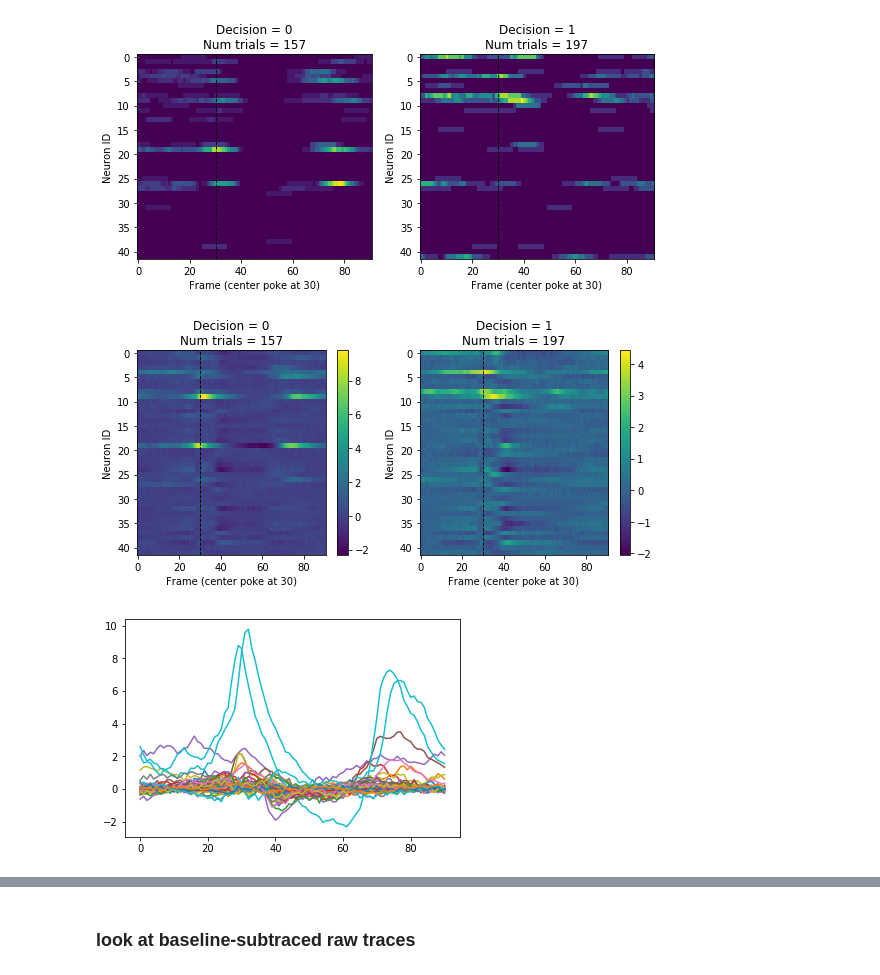
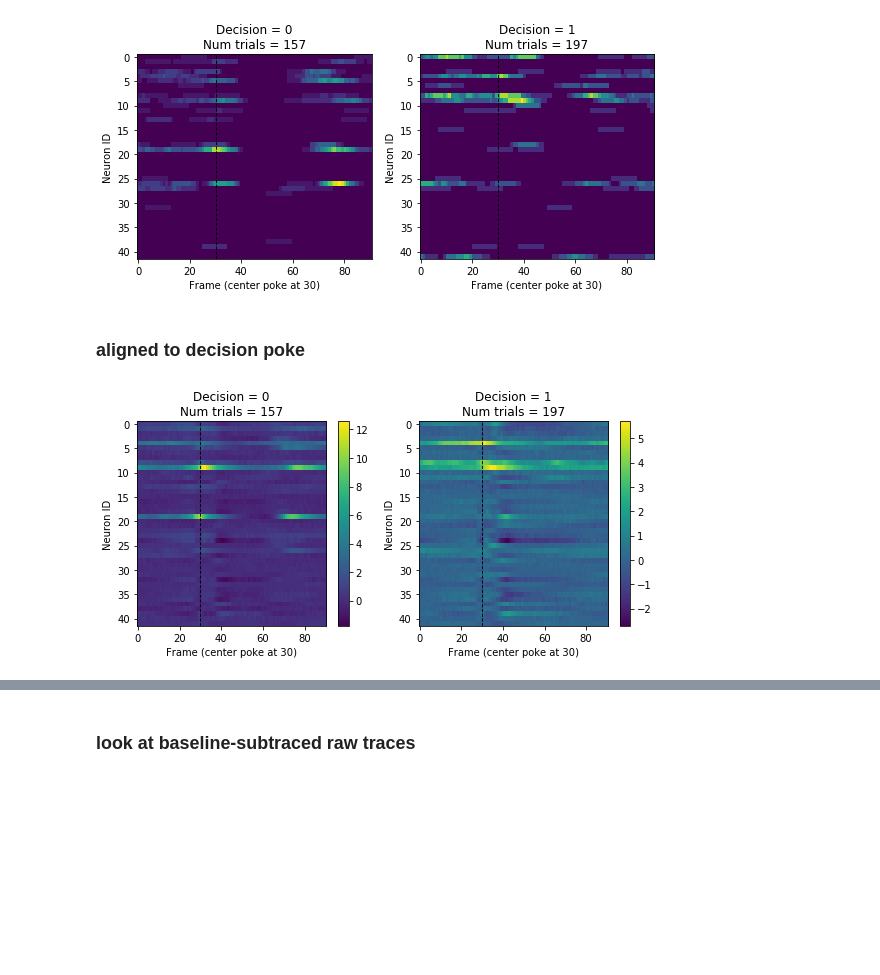
Before and after one commit to celiaberon/mouse_bandit, a Jupyter notebook: jupyter_notebooks/working/sync-behavior-imaging.ipynb, the cells around one changed output, grey strips where cells are left out. Cells and saved outputs as stored; diff of their text form; code cells hidden in the pictures; blank space fills up the shorter version.

```diff
--- a/jupyter_notebooks/working/sync-behavior-imaging.ipynb
+++ b/jupyter_notebooks/working/sync-behavior-imaging.ipynb
@@ -181,7 +199,7 @@ print('max rewards = ', record[record['Session ID']==session_name]['No. Trials']
     Belief: 0-1 value where 0 represents right port and 1 represents left port
 # %%
 cond1_name = 'Decision'; cond1_id=[0,1]
-cond1_ops = '='
+cond1_ops = '=='
 
 cond2_name = 'Decision'; cond2_id=[0,1]
 
@@ -273,6 +291,3 @@ for i in range(0, nNeurons):
     smoothed[i,:] = np.convolve(neuron.C_events[i,:], gaussFilter);
 
 neuron.C_events = smoothed[:,0:nFrames]
-# %%
-for iNeuron in range(nNeurons):
-    plt.plot(neuron.C_raw[iNeuron,:])
@@ -408,9 +429,41 @@ for i in range(n_combos):
 plt.tight_layout()
 # %% [output]
 [figure]
+# %% [markdown]
+### aligned to decision poke
+# %%
+aligned_decision = np.zeros((np.max(nTrials), max_window, nNeurons, n_combos))
+mean_decision_poke = np.zeros((max_window, nNeurons, n_combos))
+sum_decision_poke = np.zeros((max_window, nNeurons, n_combos))
+
+for i in range(n_combos):
+
+    # create array containing segment of raw trace for each neuron for each trial
+    # aligned to center poke
+    for iNeuron in range(nNeurons): # for each neuron
+        for iTrial in range(0,nTrials[i]): # and for each trial
+            try:
+                aligned_decision[iTrial,:, iNeuron, i] = neuron.C_raw[iNeuron,
+                    int(poke_frames[poke_frames_keys[i]][iTrial][1])-max_window:
+                    (int(poke_frames[poke_frames_keys[i]][iTrial][1]))]
+            except ValueError: # for first trial where cannot fill max_window length
+                len_to_start = int(nFrames - poke_frames[poke_frames_keys[i]][iTrial][1])
+                aligned_decision[iTrial,abs(len_to_start):max_window, iNeuron, i] = neuron.C_raw[iNeuron,
+                    int(poke_frames[poke_frames_keys[i]][iTrial][1])-max_window:
+                    (int(poke_frames[poke_frames_keys[i]][iTrial][1]))]
+
+ # baseline subtraction
+    for iTrial in range(nTrials[i]):
+        for iNeuron in range(nNeurons):
+            aligned_decision[iTrial,:,iNeuron,i] = aligned_decision[iTrial,:,iNeuron,i] - np.median(aligned_decision[iTrial,:,iNeuron,i])
+
+
+    # take mean of fluorescent traces across all trials for each neuron, then normalize
+    # for each neuron
+    mean_decision_poke[:,:,i]= np.mean(aligned_decision[0:nTrials[i],:,:,i], axis=0)
+    sum_decision_poke[:,:,i] = np.sum(aligned_decision[0:nTrials[i],:,:,i], axis=0)
 # %%
 aligned_start_raw = np.zeros((np.max(nTrials), max_window, nNeurons, n_combos))
-median_center_poke_raw = np.zeros((max_window, nNeurons, n_combos))
 mean_center_poke_raw = np.zeros((max_window, nNeurons, n_combos))
 
 for i in range(n_combos):
@@ -431,42 +484,36 @@ for i in range(n_combos):
             #plt.plot(aligned_start_raw[iTrial,:,iNeuron,i])
 
     # baseline subtraction
-    for iTrial in range(nTrials[i]):
-        for iNeuron in range(nNeurons):
-            aligned_start_raw[iTrial,:,iNeuron,i] = aligned_start_raw[iTrial,:,iNeuron,i] - np.median(aligned_start_raw[iTrial,:,iNeuron,i])
+    #for iTrial in range(nTrials[i]):
+    #    for iNeuron in range(nNeurons):
+    #        aligned_start_raw[iTrial,:,iNeuron,i] = aligned_start_raw[iTrial,:,iNeuron,i] - np.median(aligned_start_raw[iTrial,:,iNeuron,i])
 
     # take mean of fluorescent traces across all trials for each neuron, then normalize
     # for each neuron
-    median_center_poke_raw[:,:,i]= np.median(aligned_start_raw[0:nTrials[i],:,:,i], axis=0)
     mean_center_poke_raw[:,:,i]= np.mean(aligned_start_raw[0:nTrials[i],:,:,i], axis=0)
 
 ydim = n_combos/2
 plt.figure(figsize=(8,ydim*4))
 for i in range(n_combos):
 
     plt.subplot(ydim,2,i+1)
     plt.imshow(np.transpose(mean_center_poke_raw[:,:,i])), plt.colorbar()
     plt.axvline(x=extension, color='k', linestyle = '--', linewidth=.9)
     plt.axis('tight')
     plt.xlabel('Frame (center poke at %s)' % extension)
     plt.ylabel('Neuron ID')
     if n_variables == 3:
         plt.title("%s = %s\n %s = %s\n%s = %s\nNum trials = %.0f"
                   %(conditions[0], poke_frames_keys[i][1],
                     conditions[1], poke_frames_keys[i][2],
                     conditions[2], poke_frames_keys[i][3], nTrials[i]))
     if n_variables == 2:
         plt.title("%s = %s\n %s = %s\nNum trials = %.0f"
                   %(conditions[0], poke_frames_keys[i][1],
                     conditions[1], poke_frames_keys[i][2], nTrials[i]))
     if n_variables == 1:
         plt.title("%s = %s\nNum trials = %.0f"
                   %(conditions[0], poke_frames_keys[i][1], nTrials[i]))
 plt.tight_layout()
 # %% [output]
-[figure, old version]
+[figure, new version]
-# %%
-for iNeuron in range(nNeurons):
-    plt.plot(mean_center_poke_raw[:,iNeuron,0])
-# %% [output]
-[figure, removed]
```
Also changed, not shown: parts of 23 cells of this notebook, 4 other files.
